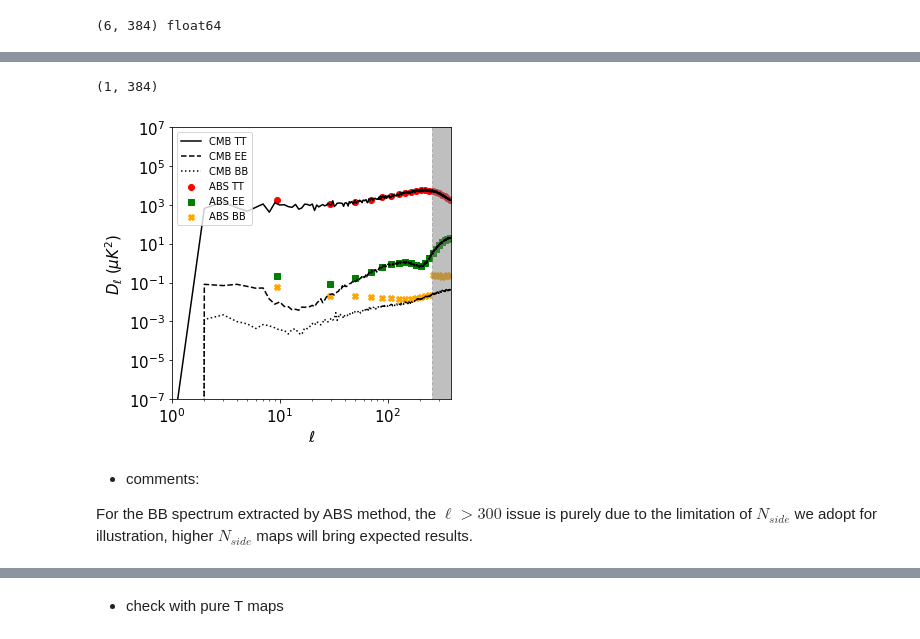
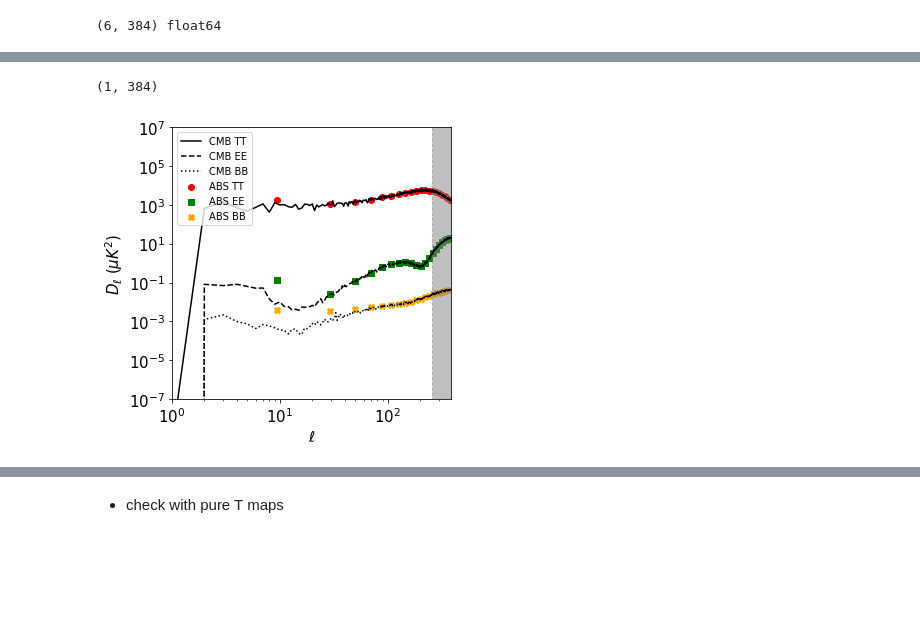
Before and after one commit to gioacchinowang/afra, a Jupyter notebook: tutorials/tutorial01.ipynb, the cells around one changed output, grey strips where cells are left out. Cells and saved outputs as stored; diff of their text form; code cells hidden in the pictures; blank space fills up the shorter version.

```diff
--- a/tutorials/tutorial01.ipynb
+++ b/tutorials/tutorial01.ipynb
@@ -212,49 +212,45 @@ the `__call__` or `run()` function returns:
 **two-list tuple** : (list, list)
 > The first list contains angular mode positions, while the second list contains the PS band power $D_\ell$ at corresponding angular modes registered in the first list.
 # %%
-separator = ap.abssep(tt_total,bins=20,shift=10.,threshold=1.)
+separator = ap.abssep(tt_total,bins=20,shift=10.,threshold=0.)
 rslt_tt = separator()
 
-separator = ap.abssep(ee_total,bins=20,shift=30.,threshold=1.)
+separator = ap.abssep(ee_total,bins=20,shift=30.,threshold=0.)
 rslt_ee = separator()
 
-separator = ap.abssep(bb_total,bins=20,shift=30.,threshold=1.)
+separator = ap.abssep(bb_total,bins=20,shift=30.,threshold=0.)
 rslt_bb = separator()
 
 fig,ax = matplotlib.pyplot.subplots(figsize=(5,5))
 
 ax.scatter(rslt_tt[0],rslt_tt[1],
            color='red',marker='o',label=r'ABS TT')
 ax.scatter(rslt_ee[0],rslt_ee[1],
            color='green',marker='s',label=r'ABS EE')
 ax.scatter(rslt_bb[0],rslt_bb[1],
            color='orange',marker='X',label=r'ABS BB')
 
 cmb_cl = hp.anafast(mapcmb)
 ell = np.arange(cmb_cl.shape[1])
 ax.plot((0.5/np.pi)*ell*(ell+1)*cmb_cl[0],
         color='black',linestyle='-',label=r'CMB TT')
 ax.plot((0.5/np.pi)*ell*(ell+1)*cmb_cl[1],
         color='black',linestyle='--',label=r'CMB EE')
 ax.plot((0.5/np.pi)*ell*(ell+1)*cmb_cl[2],
         color='black',linestyle=':',label=r'CMB BB')
 
 ax.fill_between((2*NSIDE,3*NSIDE),(1e-7,1e-7),(1e7,1e7),
                 color='gray',linestyle='--',alpha=0.5)
 
 ax.set_yscale('log')
 ax.set_xscale('log')
 ax.legend(loc=2)
 ax.set_xlabel(r'$\ell$',fontsize=15)
 ax.set_ylabel(r'$D_\ell$ ($\mu K^2$)',fontsize=15)
 ax.tick_params(axis='both', labelsize=15)
 ax.set_ylim((1.e-7,1.e7))
 ax.set_xlim((1,3*NSIDE))
 # %% [output]
 (1, 384)
-[figure, old version]
+[figure, new version]
-# %% [markdown]
-- comments:
-
-For the BB spectrum extracted by ABS method, the $\ell > 300$ issue is purely due to the limitation of $N_{side}$ we adopt for illustration, higher $N_{side}$ maps will bring expected results.
 # %% [markdown]
```
Also changed, not shown: parts of 5 cells of this notebook, 4 other files.
